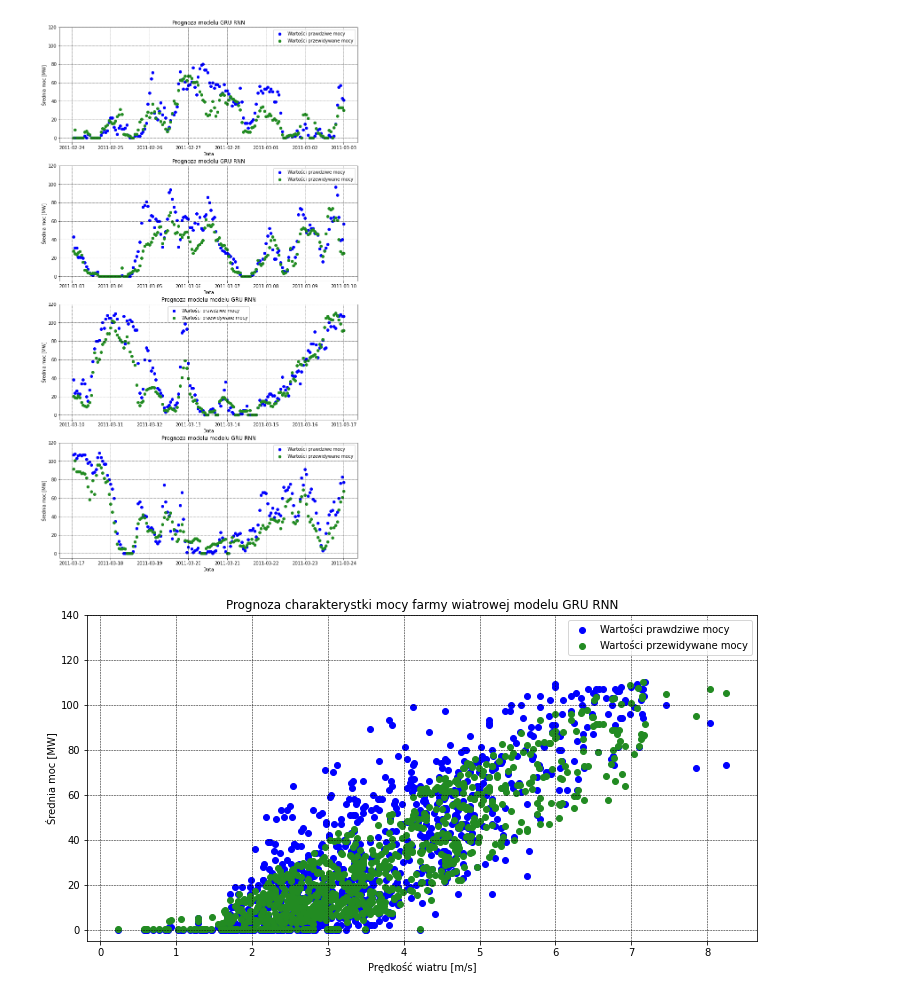
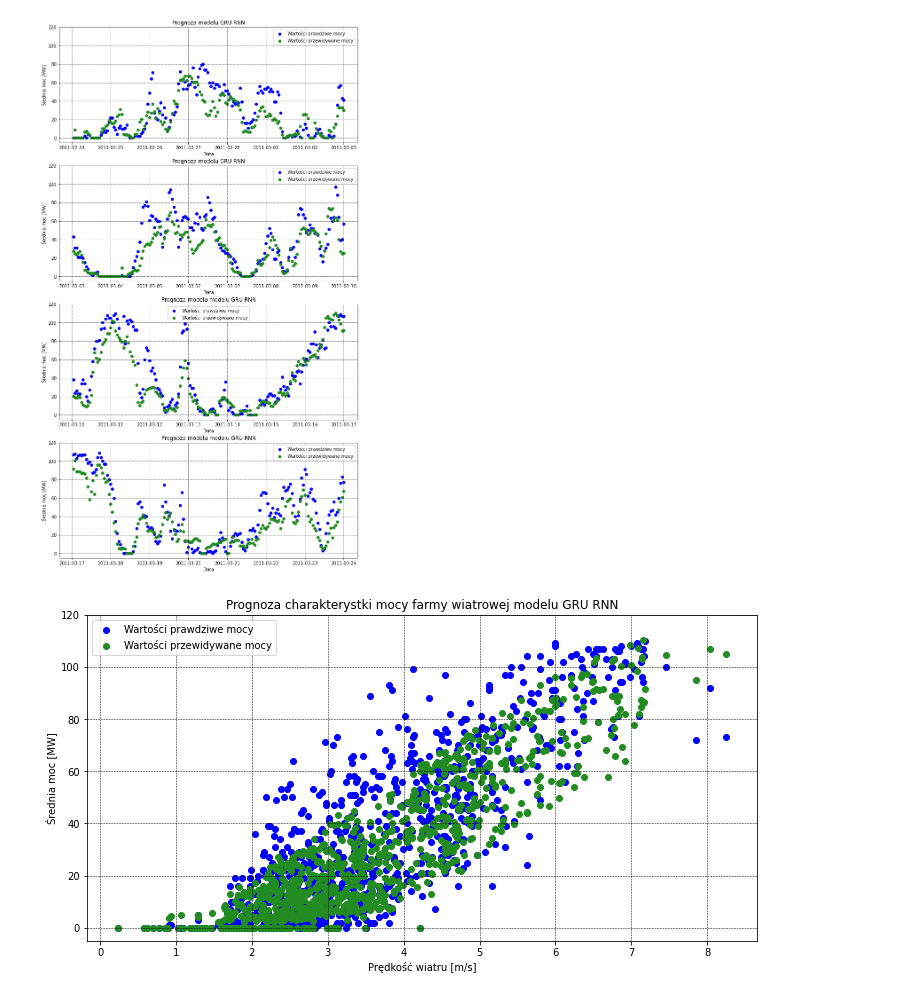
Before and after one commit to Dawidemm/wind-farm-power-forecasting, a Jupyter notebook: ForecastingGRU.ipynb, the cells around one changed output. Drawn from its saved outputs; the diff is of its cells as text; code cells hidden in the pictures.

```diff
--- a/ForecastingGRU.ipynb
+++ b/ForecastingGRU.ipynb
@@ -49,7 +49,7 @@ Trainable params: 22,241
 Non-trainable params: 0
 _________________________________________________________________
 # %%
-early_stopping = EarlyStopping(monitor='val_loss', patience=3, verbose=0)
+early_stopping = EarlyStopping(monitor='val_loss', patience=5, verbose=0)
 model_checkpoint = ModelCheckpoint('GRUModel.h5', verbose=0, save_best_only=True)
 # %%
 model.fit(train_dataset[0], train_dataset[1], epochs=100, validation_data=(val_dataset[0], val_dataset[1]),
@@ -129,15 +129,15 @@ ax0.legend(loc='best')
 # %%
 plt.scatter(dataset.wind_speed[int(dataset.lenght * 0.9):], test_dataset[1], color='blue', label='Wartości prawdziwe mocy')
 plt.scatter(dataset.wind_speed[int(dataset.lenght * 0.9):], predictions, color='forestgreen', label='Wartości przewidywane mocy')
 fig = plt.gcf()
 fig = fig.set_size_inches(12,6)
-plt.ylim([-5, 140])
+plt.ylim([-5, 120])
 plt.ticklabel_format(axis='y', style='plain')
 plt.grid(color='k', linewidth=0.5, linestyle='--')
 plt.title('Prognoza charakterystki mocy farmy wiatrowej modelu GRU RNN')
 plt.xlabel('Prędkość wiatru [m/s]')
 plt.ylabel('Średnia moc [MW]')
 plt.legend(loc='best')
 plt.show()
 # %% [output]
-[figure, old version]
+[figure, new version]
```
